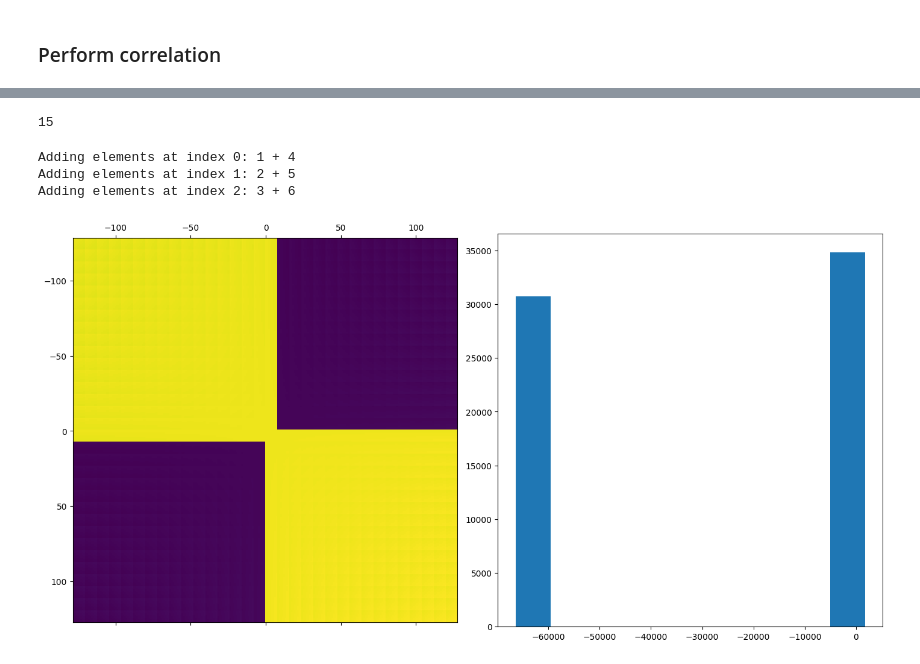
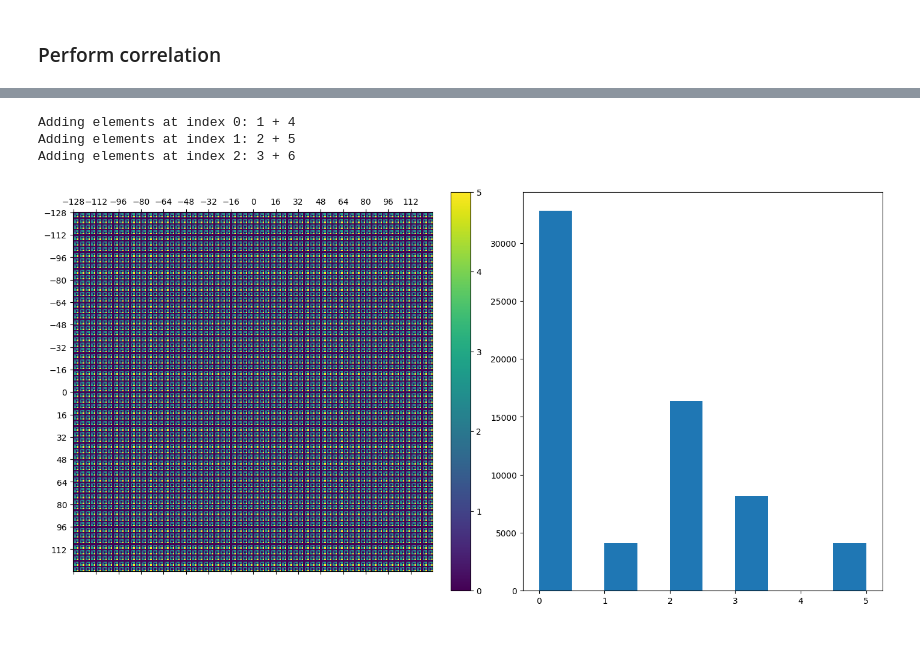
Before and after one commit to agrenier-gnss/axcgnss, a Jupyter notebook: signal_theory.ipynb, the cells around one changed output, grey strips where cells are left out. Cells and saved outputs as stored; diff of their text form; code cells hidden in the pictures.

```diff
--- a/signal_theory.ipynb
+++ b/signal_theory.ipynb
@@ -58,7 +76,3 @@ samplingFrequency, GPS_L1CA_CODE_FREQ, f"PRN G{prn:02d}, GPS L1 C/A")
-# %%
-len(np.unique(signal_quantized))
-# %% [output]
-15
 # %%
 import numpy as np
 
@@ -114,7 +128,7 @@ axc_results = np.zeros((2**bits, 2**bits))
 for i in i_range:
     for j in j_range:
         #axc_results[i+max_value,j+max_value] = lcadd(i, j, axc_bits)
-        axc_results[i+max_value,j+max_value] = eal.mul8s_1L1G.calc(i, j)
+        axc_results[i+max_value,j+max_value] = eal.mul8s_1KVA.calc(i, j)
         exact_results[i+max_value,j+max_value] = i * j
 
 error = exact_results - axc_results
@@ -123,13 +137,13 @@ maxError = np.max(error)
 # %%
 fig, axs = plt.subplots(nrows=1, ncols=2, figsize=(14, 7), layout="constrained")
 plot = axs[0].matshow(error, extent=(-max_value-0.5, max_value-0.5, max_value-0.5, -max_value-0.5))
-ax.xaxis.set_major_locator(MultipleLocator(max_value/8))
-ax.yaxis.set_major_locator(MultipleLocator(max_value/8))
+axs[0].xaxis.set_major_locator(MultipleLocator(max_value/8))
+axs[0].yaxis.set_major_locator(MultipleLocator(max_value/8))
 cbar = fig.colorbar(plot, ax=axs[0])
 
 axs[1] = plt.hist(error.flatten())
 # %% [output]
-[figure, old version]
+[figure, new version]
 # %%
 import evoapproxlib as eal
 import pandas as pd
```
Also changed, not shown: parts of 13 cells of this notebook, 2 other files.
